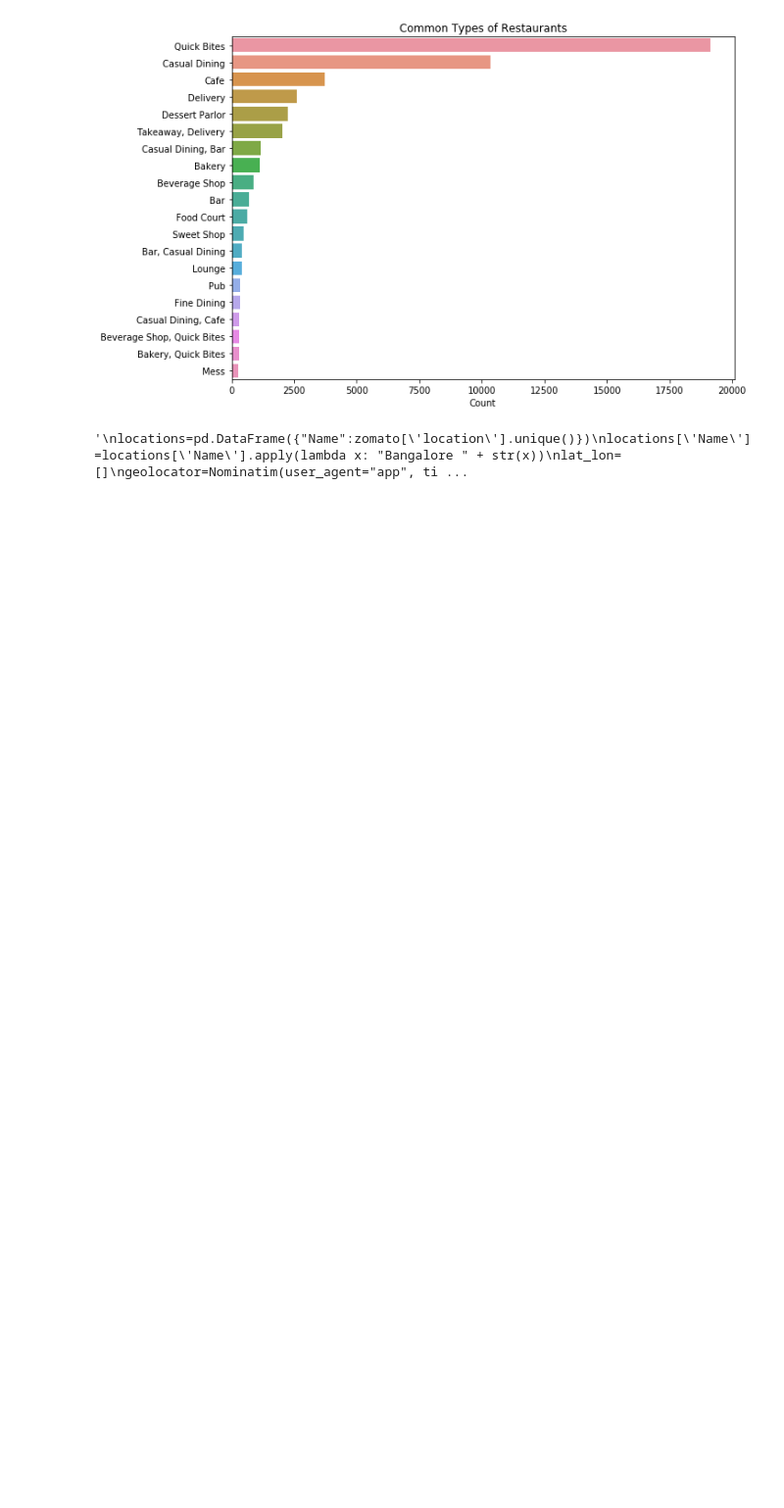
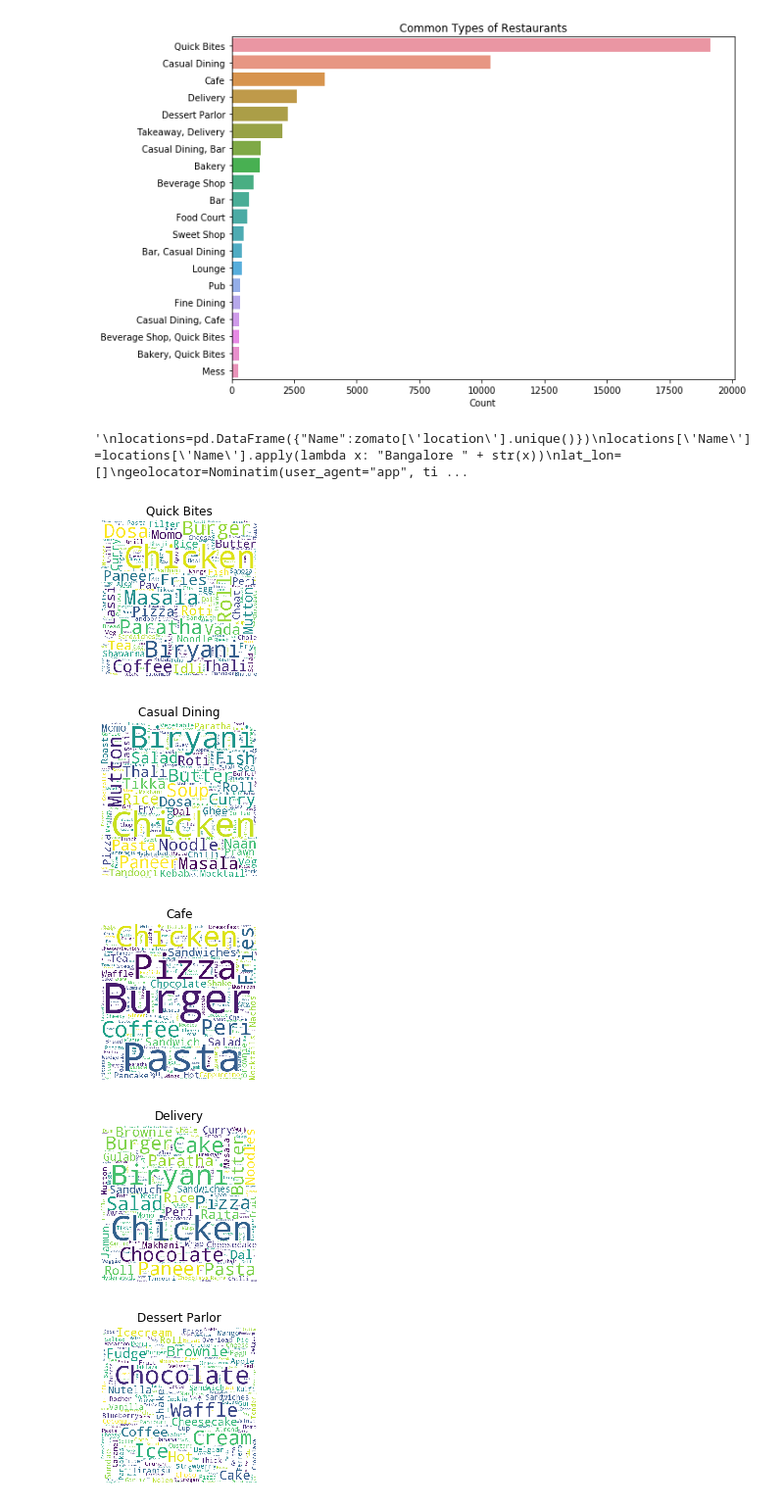
Before and after one commit to robinsaheb/ResturantReviews, a Jupyter notebook: Zomato Notebook.ipynb, the cells around one changed output. Shown at 98% size. Cells and saved outputs as stored; diff of their text form; code cells hidden in the pictures; blank space fills up the shorter version.

Commit message:
Word Cloud for reviews

```diff
--- a/Zomato Notebook.ipynb
+++ b/Zomato Notebook.ipynb
@@ -136,3 +137,37 @@ locations.to_csv('locations.csv',index=False)
 # %%
 # Loading Locations csv
 locations = pd.read_csv('locations.csv')
+# %%
+# Making word cloud for every dished liked
+# Preparing the dataset for word cloud by getting different dishes using split.
+zomato['dish_liked1'] = zomato['dish_liked'].apply(lambda x: x.split(',') if type(x)==str else [''])
+# %%
+# Getting different restaurant type
+restType = zomato['rest_type'].value_counts()[:9]
+# %%
+# Getting most common dishes for each type of restaurant
+i = 0
+for rest in restType.index:
+    plt.figure(figsize=(10,10))
+    plt.subplot(3, 3, i+1)
+
+    # Getting the dishes for different restaurant types
+    corpus = zomato[zomato['rest_type']==rest]['dish_liked1'].values.tolist()
+
+    # Getting All the dishes
+    corpus = ','.join(x for words in corpus for x in words)
+
+    # Generating Word Cloud
+    wordcloud = WordCloud(max_font_size=None, background_color='white', collocations=False,
+                      width=500, height=500).generate(corpus)
+
+    plt.imshow(wordcloud)
+    plt.title(rest)
+    plt.axis("off")
+    i+=1
+# %% [output]
+[figure, added]
+[figure, added]
+[figure, added]
+[figure, added]
+[figure, added]
```
Also changed, not shown: parts of 4 cells of this notebook.
